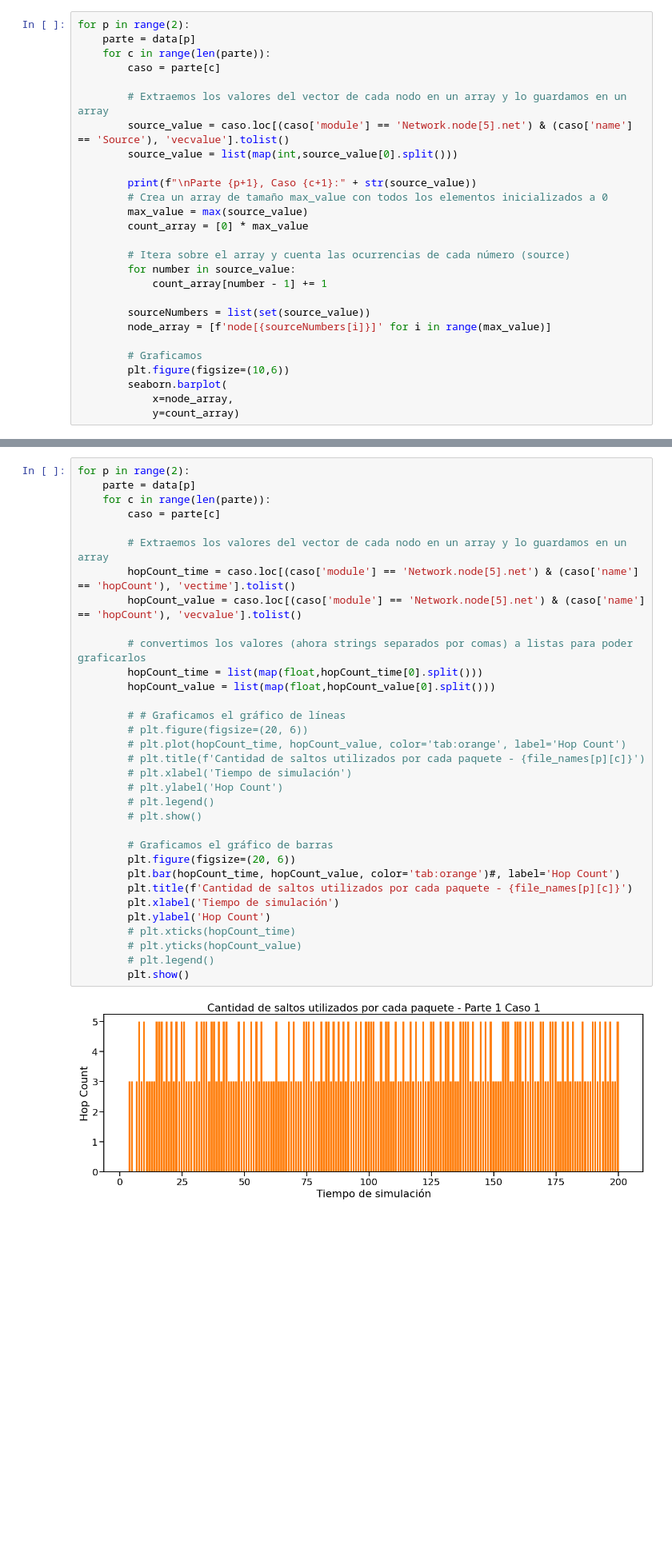
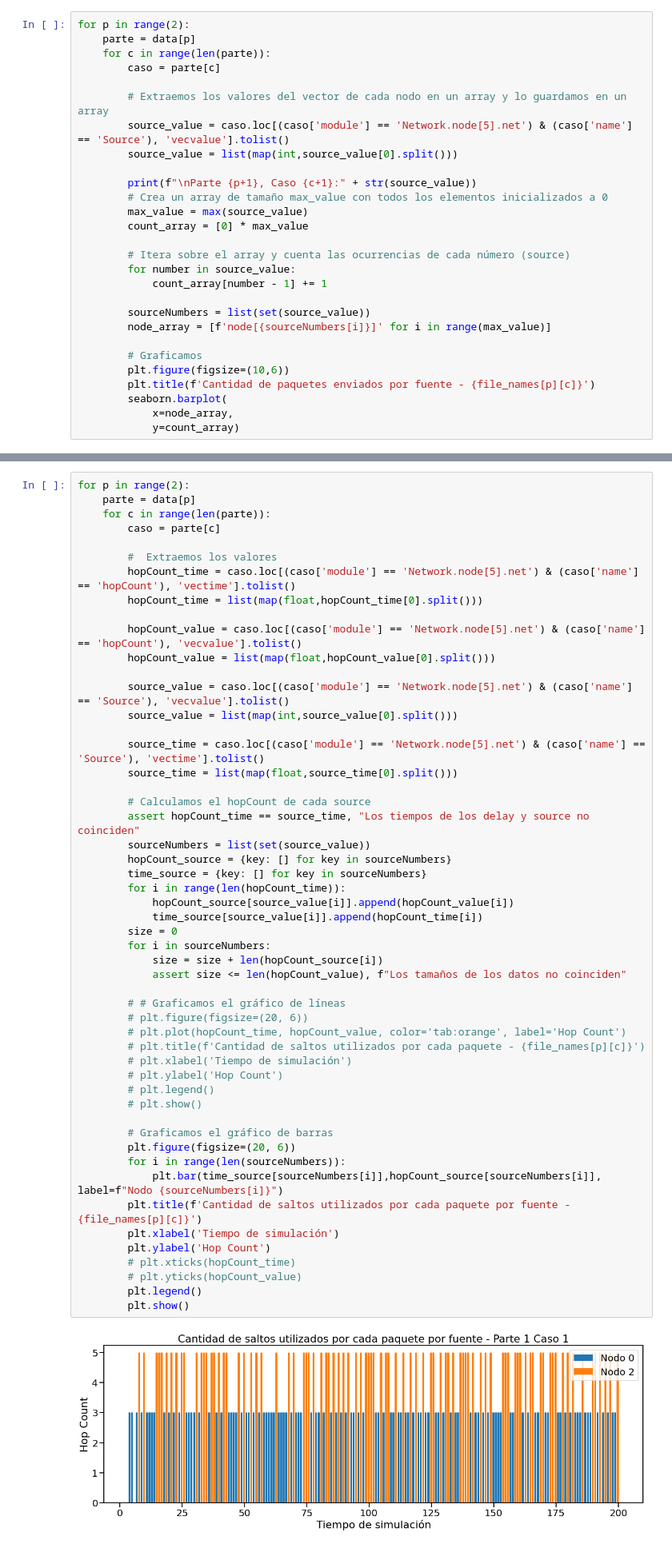
Before and after one commit to Kidmand/Redes-LAB-4, a Jupyter notebook: Graficas, consigna, informe/Notebook-results.ipynb, the cells around one changed output, grey strips where cells are left out. Shown at 80% size. Drawn from its saved outputs; the diff is of its cells as text; blank space fills up the shorter version.

Commit message:
feat: colores++

```diff
--- a/Graficas, consigna, informe/Notebook-results.ipynb
+++ b/Graficas, consigna, informe/Notebook-results.ipynb
@@ -179,6 +189,7 @@ for p in range(2):
 
         # Graficamos
         plt.figure(figsize=(10,6))
+        plt.title(f'Cantidad de paquetes enviados por fuente - {file_names[p][c]}')
         seaborn.barplot(
             x=node_array,
             y=count_array)
@@ -194,35 +205,54 @@ PD: Se cuentan al llegar a la app, osea al node 5. link 0
 # %%
 for p in range(2):
     parte = data[p]
     for c in range(len(parte)):
         caso = parte[c]
 
-        # Extraemos los valores del vector de cada nodo en un array y lo guardamos en un array
+        #  Extraemos los valores
         hopCount_time = caso.loc[(caso['module'] == 'Network.node[5].net') & (caso['name'] == 'hopCount'), 'vectime'].tolist()
+        hopCount_time = list(map(float,hopCount_time[0].split()))
+
         hopCount_value = caso.loc[(caso['module'] == 'Network.node[5].net') & (caso['name'] == 'hopCount'), 'vecvalue'].tolist()
+        hopCount_value = list(map(float,hopCount_value[0].split()))
 
-        # convertimos los valores (ahora strings separados por comas) a listas para poder graficarlos
-        hopCount_time = list(map(float,hopCount_time[0].split()))
-        hopCount_value = list(map(float,hopCount_value[0].split()))
+        source_value = caso.loc[(caso['module'] == 'Network.node[5].net') & (caso['name'] == 'Source'), 'vecvalue'].tolist()
+        source_value = list(map(int,source_value[0].split()))
+
+        source_time = caso.loc[(caso['module'] == 'Network.node[5].net') & (caso['name'] == 'Source'), 'vectime'].tolist()
+        source_time = list(map(float,source_time[0].split()))
+
+        # Calculamos el hopCount de cada source
+        assert hopCount_time == source_time, "Los tiempos de los delay y source no coinciden"
+        sourceNumbers = list(set(source_value))
+        hopCount_source = {key: [] for key in sourceNumbers}
+        time_source = {key: [] for key in sourceNumbers}
+        for i in range(len(hopCount_time)):
+            hopCount_source[source_value[i]].append(hopCount_value[i])
+            time_source[source_value[i]].append(hopCount_time[i])
+        size = 0
+        for i in sourceNumbers:
+            size = size + len(hopCount_source[i])
+            assert size <= len(hopCount_value), f"Los tamaños de los datos no coinciden"
 
         # # Graficamos el gráfico de líneas
         # plt.figure(figsize=(20, 6))
         # plt.plot(hopCount_time, hopCount_value, color='tab:orange', label='Hop Count')
         # plt.title(f'Cantidad de saltos utilizados por cada paquete - {file_names[p][c]}')
         # plt.xlabel('Tiempo de simulación')
         # plt.ylabel('Hop Count')
         # plt.legend()
         # plt.show()
 
         # Graficamos el gráfico de barras
         plt.figure(figsize=(20, 6))
-        plt.bar(hopCount_time, hopCount_value, color='tab:orange')#, label='Hop Count')
-        plt.title(f'Cantidad de saltos utilizados por cada paquete - {file_names[p][c]}')
+        for i in range(len(sourceNumbers)):
+            plt.bar(time_source[sourceNumbers[i]],hopCount_source[sourceNumbers[i]], label=f"Nodo {sourceNumbers[i]}")
+        plt.title(f'Cantidad de saltos utilizados por cada paquete por fuente - {file_names[p][c]}')
         plt.xlabel('Tiempo de simulación')
         plt.ylabel('Hop Count')
         # plt.xticks(hopCount_time)
         # plt.yticks(hopCount_value)
-        # plt.legend()
+        plt.legend()
         plt.show()
 # %% [output]
-[figure, old version]
+[figure, new version]
```
Also changed, not shown: parts of 11 cells of this notebook.
